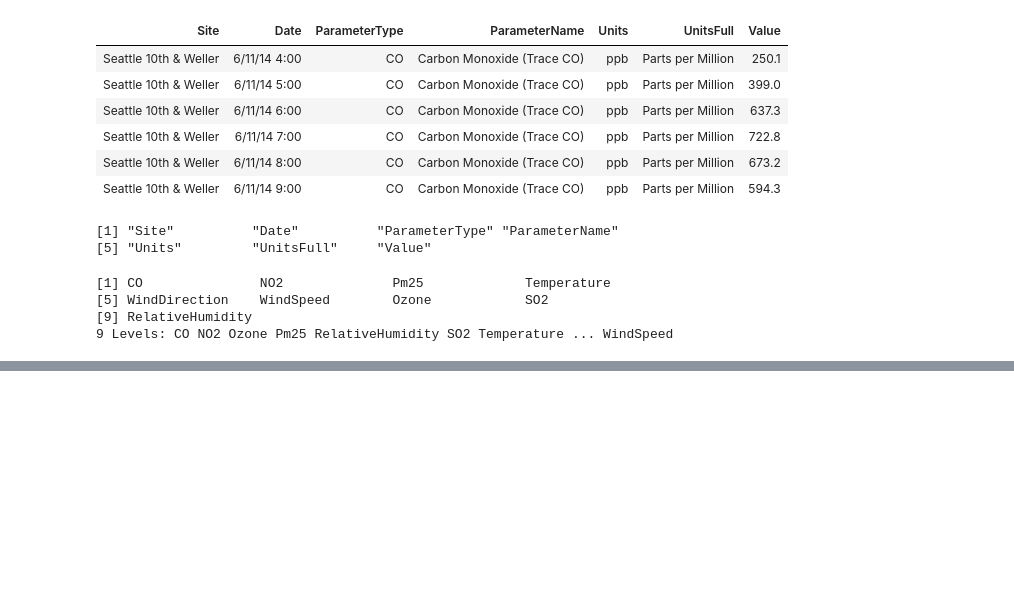
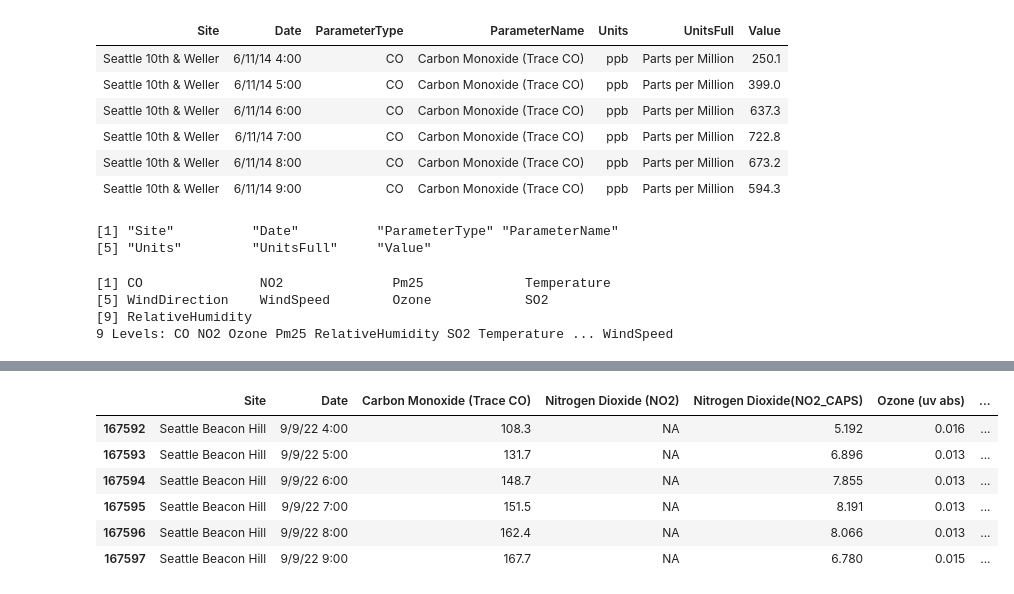
Before and after one commit to aworthyperson/Bike_Counters_Air_Quality, a Jupyter notebook: R_Notebook_bikes_AW.ipynb, the cells around one changed output, grey strips where cells are left out. Cells and saved outputs as stored; diff of their text form; code cells hidden in the pictures; blank space fills up the shorter version.

```diff
--- a/R_Notebook_bikes_AW.ipynb
+++ b/R_Notebook_bikes_AW.ipynb
@@ -79,0 +100,12 @@ ERROR: Error in library(reshape): there is no package called ‘reshape’
+# %%
+wide = df2 %>%
+    spread(ParameterName, Value)
+tail(wide)
+# %% [output]
+|  | Site | Date | Carbon Monoxide (Trace CO) | Nitrogen Dioxide (NO2) | Nitrogen Dioxide(NO2_CAPS) | Ozone (uv abs) | ... |
+| 167592 | Seattle Beacon Hill | 9/9/22 4:00 | 108.3 | NA | 5.192 | 0.016 | ... |
+| 167593 | Seattle Beacon Hill | 9/9/22 5:00 | 131.7 | NA | 6.896 | 0.013 | ... |
+| 167594 | Seattle Beacon Hill | 9/9/22 6:00 | 148.7 | NA | 7.855 | 0.013 | ... |
+| 167595 | Seattle Beacon Hill | 9/9/22 7:00 | 151.5 | NA | 8.191 | 0.013 | ... |
+| 167596 | Seattle Beacon Hill | 9/9/22 8:00 | 162.4 | NA | 8.066 | 0.013 | ... |
+| 167597 | Seattle Beacon Hill | 9/9/22 9:00 | 167.7 | NA | 6.780 | 0.015 | ... |
```
Also changed, not shown: parts of 6 cells of this notebook.
